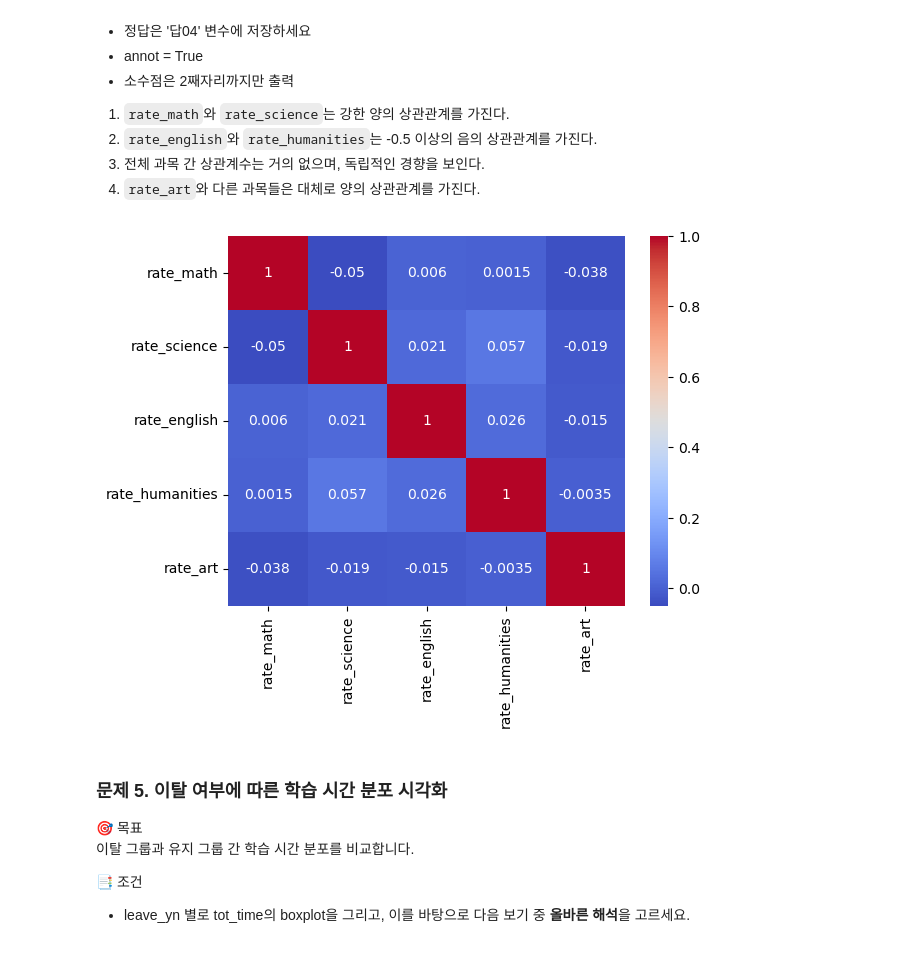
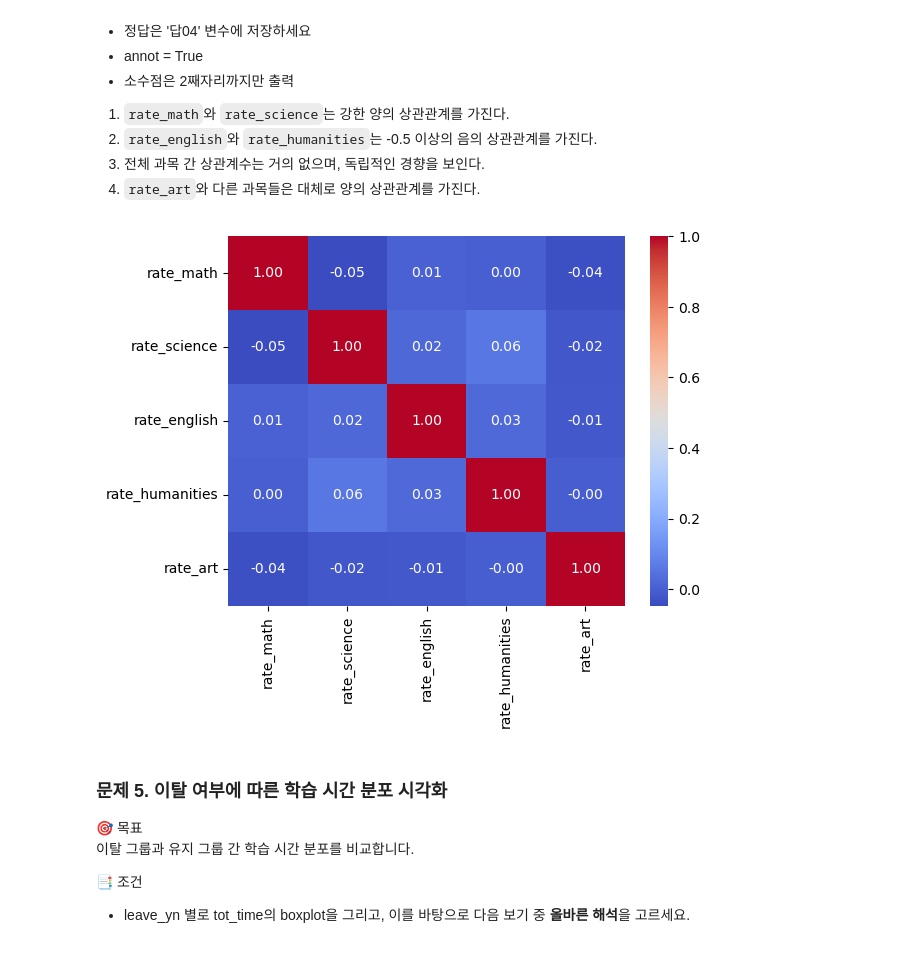
Before and after one commit to Sihyeon0123/AIVLE_School, a Jupyter notebook: AICE ASSOCIATE/2일차/8기_ASSO_과제5(교육 플랫폼 사용자 이탈 예측).ipynb, the cells around one changed output. Cells and saved outputs as stored; diff of their text form; code cells hidden in the pictures.

```diff
--- a/AICE ASSOCIATE/2일차/8기_ASSO_과제5(교육 플랫폼 사용자 이탈 예측).ipynb
+++ b/AICE ASSOCIATE/2일차/8기_ASSO_과제5(교육 플랫폼 사용자 이탈 예측).ipynb
@@ -130,11 +130,11 @@ corr_list = ['rate_math', 'rate_science', 'rate_english', 'rate_humanities', 'ra
 # %%
 # 여기에 답안을 작성하세요.
 corr_lst = edu_df[corr_list].corr()
-sns.heatmap(corr_lst, cmap='coolwarm', annot=True)
+sns.heatmap(corr_lst, cmap='coolwarm', annot=True, fmt=".2f")
 
 답04 = '3'
 # %% [output]
-[figure, old version]
+[figure, new version]
 # %% [markdown]
 
 ### 문제 5. 이탈 여부에 따른 학습 시간 분포 시각화
```
Also changed, not shown: 1 other file.
